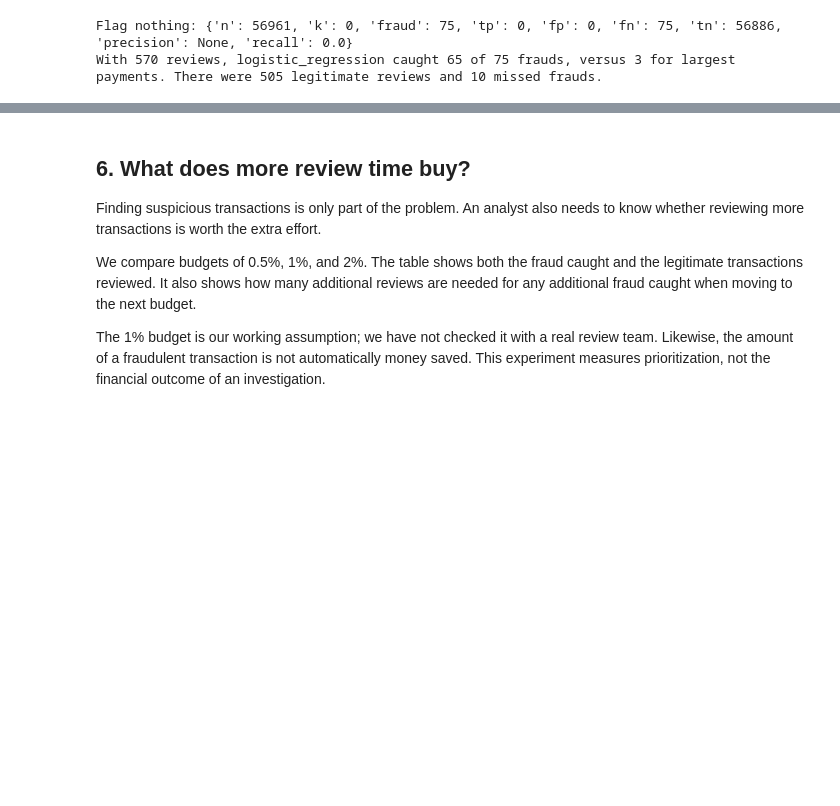
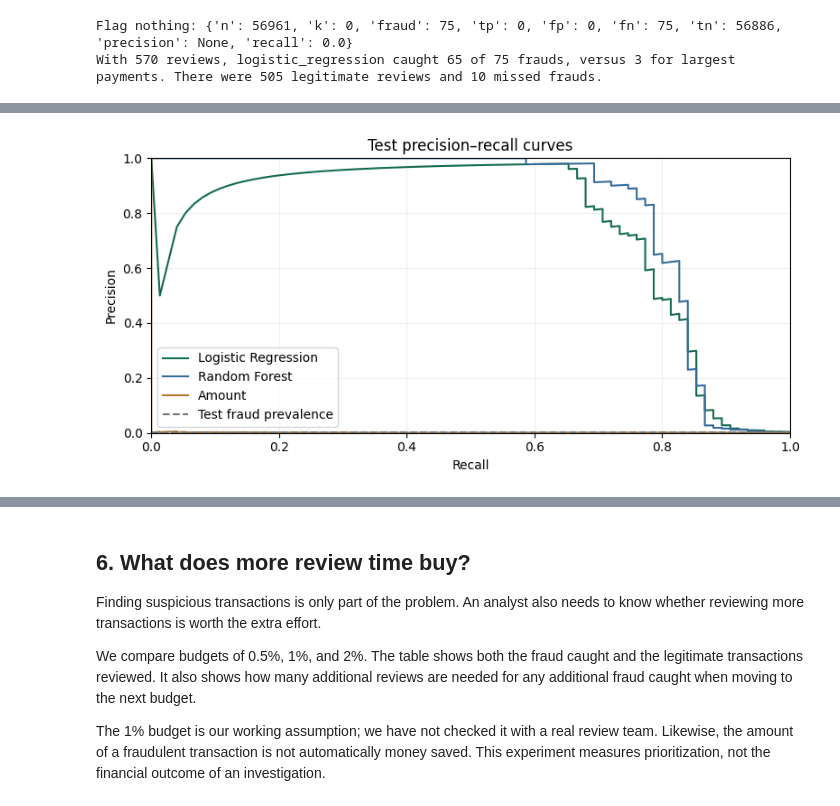
Before and after one commit to bento-v/hackathonproject, a Jupyter notebook: ReviewWise_Submission.ipynb, the cells around one changed output, grey strips where cells are left out. Cells and saved outputs as stored; diff of their text form; code cells hidden in the pictures; blank space fills up the shorter version.

```diff
--- a/ReviewWise_Submission.ipynb
+++ b/ReviewWise_Submission.ipynb
@@ -317,0 +362,10 @@ With 570 reviews, logistic_regression caught 65 of 75 frauds, versus 3 for large
+# %%
+fig, ax = plt.subplots(figsize=(8, 4))
+for name, color in [('logistic_regression', '#136B50'), ('random_forest', '#356B9A'), ('amount', '#B07834')]:
+    precision, recall, _ = precision_recall_curve(labels, test_scores[name])
+    ax.plot(recall, precision, label=name.replace('_', ' ').title(), color=color)
+ax.axhline(labels.mean(), color='#777777', linestyle='--', label='Test fraud prevalence')
+ax.set(xlabel='Recall', ylabel='Precision', xlim=(0, 1), ylim=(0, 1), title='Test precision–recall curves')
+ax.legend(); ax.grid(alpha=.2); plt.tight_layout(); plt.show()
+# %% [output]
+[figure, added]
```
Also changed, not shown: parts of 8 cells of this notebook, 1 other file.
